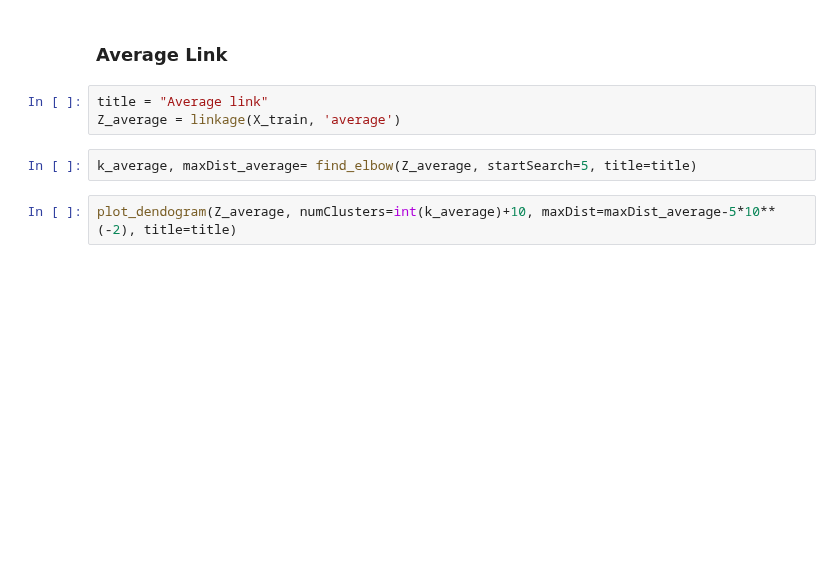
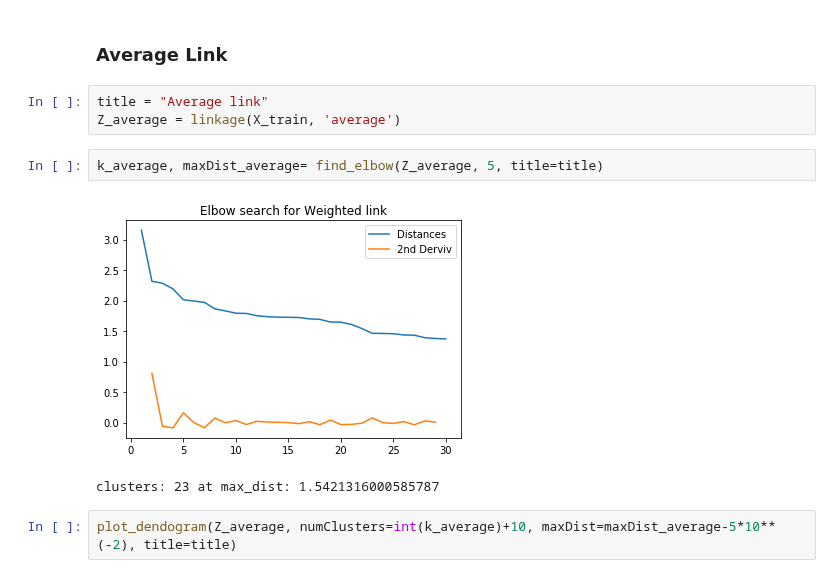
Before and after one commit to limxuanyu127/Soccer-Player-Attributes-Comparison, a Jupyter notebook: fifa_similarity_search/Clustering/Clustering Preliminary.ipynb, the cells around one changed output. Cells and saved outputs as stored; diff of their text form; blank space fills up the shorter version.

```diff
--- a/fifa_similarity_search/Clustering/Clustering Preliminary.ipynb
+++ b/fifa_similarity_search/Clustering/Clustering Preliminary.ipynb
@@ -321,7 +360,10 @@ silhouette_blob(X_train.values, complete_kMeans.labels_, complete_kMeans.cluster
 title = "Average link"
 Z_average = linkage(X_train, 'average')
 # %%
-k_average, maxDist_average= find_elbow(Z_average, startSearch=5, title=title)
+k_average, maxDist_average= find_elbow(Z_average, 5, title=title)
+# %% [output]
+[figure, added]
+clusters: 23 at max_dist: 1.5421316000585787
 # %%
 plot_dendogram(Z_average, numClusters=int(k_average)+10, maxDist=maxDist_average-5*10**(-2), title=title)
 # %%
```
Also changed, not shown: parts of 7 cells of this notebook.
